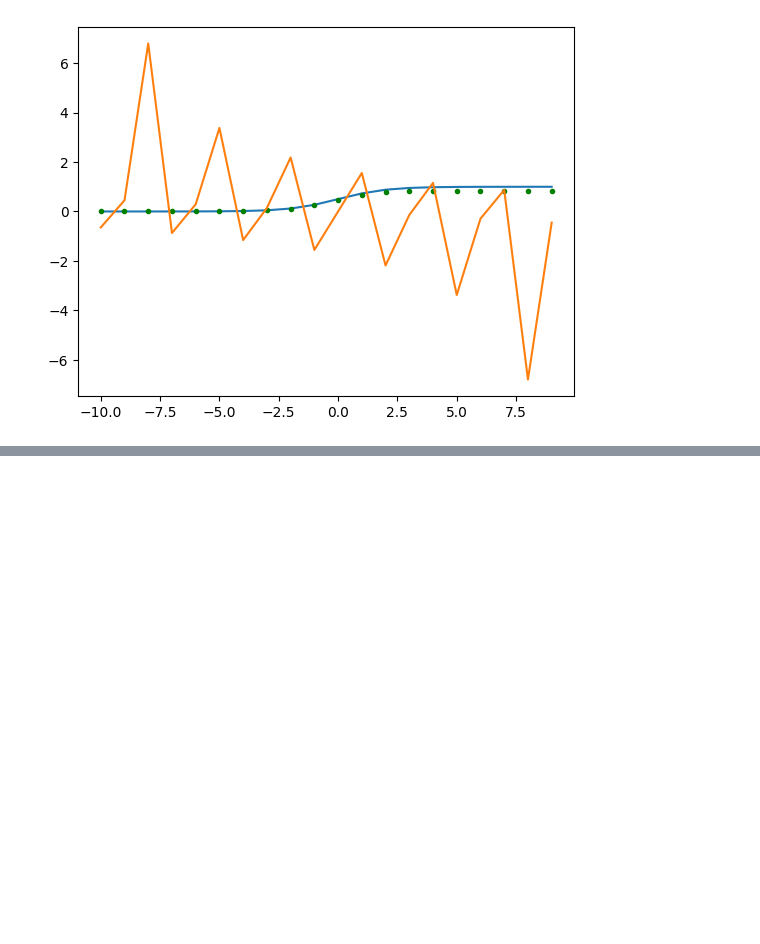
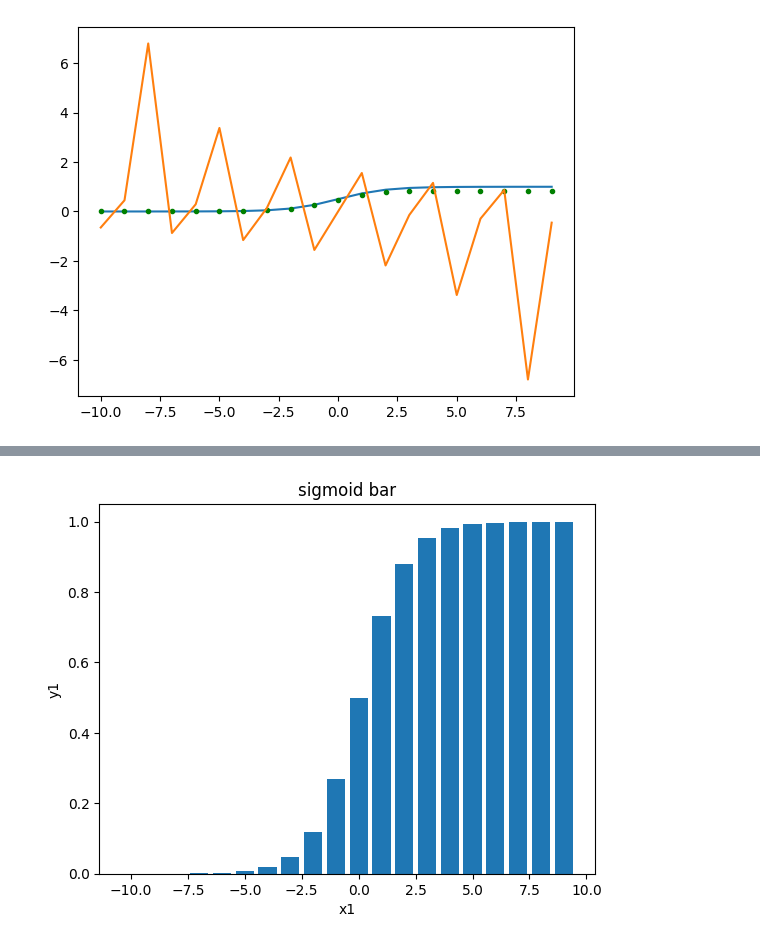
Before and after one commit to Krittik-Panda/python-ml-practice, a Jupyter notebook: Python/matplotlib/basic.ipynb, the cells around one changed output, grey strips where cells are left out. Saved outputs shown, nothing was run; the diff lists cells and outputs as text; code cells hidden in the pictures; blank space fills up the shorter version.

```diff
--- a/Python/matplotlib/basic.ipynb
+++ b/Python/matplotlib/basic.ipynb
@@ -141,0 +155,8 @@ plt.show()
+# %%
+plt.bar(x1,y1)
+plt.xlabel("x1")
+plt.ylabel("y1")
+plt.title("sigmoid bar")
+plt.show()
+# %% [output]
+[figure, added]
```
Also changed, not shown: parts of 9 cells of this notebook.
